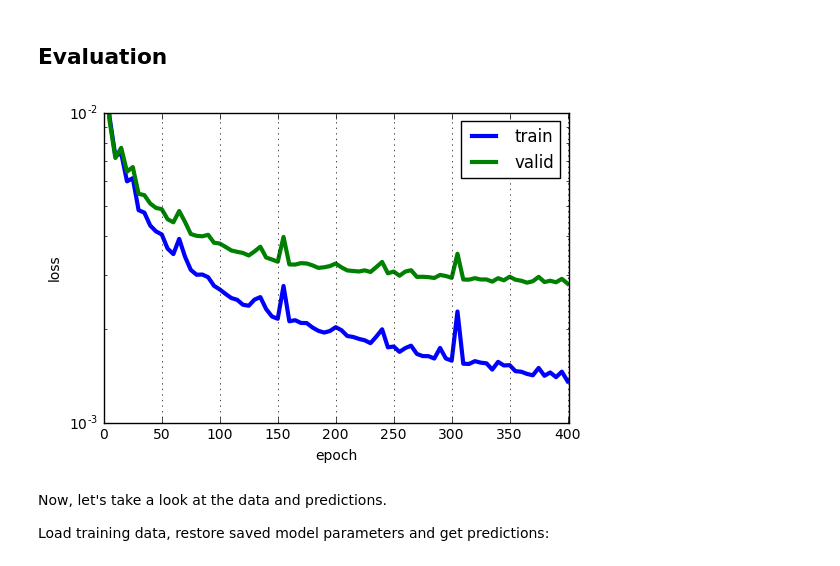
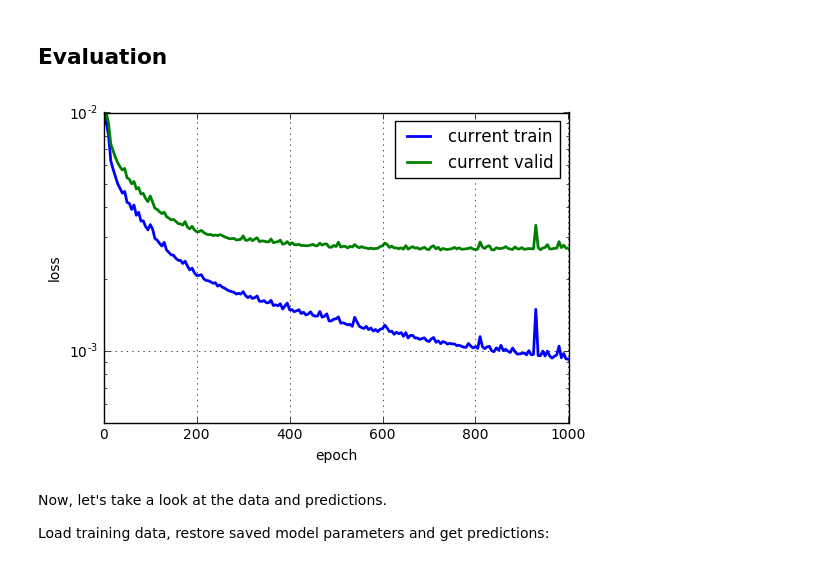
Before and after one commit to alexstaravoitau/kaggle-facial-keypoints-detection, a Jupyter notebook: 1_single_hidden_layer.ipynb, the cells around one changed output. Saved outputs shown, nothing was run; the diff lists cells and outputs as text; code cells hidden in the pictures.

Commit message:
Add train history saving.
Add train history saving and plotting comparison curves.

```diff
--- a/1_single_hidden_layer.ipynb
+++ b/1_single_hidden_layer.ipynb
@@ -99,7 +99,7 @@ x_test, x_valid, y_test, y_valid = train_test_split(x_test, y_test, test_size =
 image_size = 96
 num_keypoints = 30
 batch_size = 36
-num_epochs = 401
+num_epochs = 1001
 learning_rate = 0.01
 momentum = 0.9
 
@@ -107,6 +107,7 @@ model_name = "single_hidden_layer_model"
 model_variable_scope = model_name
 model_path = "/tmp/" + model_name + "/model.ckpt"
 summaries_dir = "/tmp/" + model_name + "/summaries/"
+train_history_path = "/tmp/" + model_name + "/train_history"
 
 if tf.gfile.Exists(summaries_dir):
     tf.gfile.DeleteRecursively(summaries_dir)
@@ -239,5 +240,7 @@ with tf.Session(graph = graph) as session:
     # Save model weights for future use.
     save_path = saver.save(session, model_path)
     print("Model file: " + save_path)
+    np.savez(train_history_path, train_loss_history = train_loss_history, valid_loss_history = valid_loss_history)
+    print("Train history file: " + train_history_path)
 # %% [output]
 ============ TRAINING =============
@@ -261,21 +264,21 @@ Model file: /tmp/single_hidden_layer_model/model.ckpt
 ## Evaluation
 # %%
 x_axis = np.arange(num_epochs)
-train_loss_nonzero = train_loss_history > 0
-valid_loss_nonzero = valid_loss_history > 0
 
-pyplot.plot(x_axis[train_loss_nonzero], train_loss_history[train_loss_nonzero], linewidth=3, label="train")
-pyplot.plot(x_axis[valid_loss_nonzero], valid_loss_history[valid_loss_nonzero], linewidth=3, label="valid")
+# Plot current model curves (solid lines)
+pyplot.plot(x_axis[train_loss_history > 0], train_loss_history[train_loss_history > 0], "b-", linewidth=2, label="current train")
+pyplot.plot(x_axis[valid_loss_history > 0], valid_loss_history[valid_loss_history > 0], "g-", linewidth=2, label="current valid")
+
 pyplot.grid()
 pyplot.legend()
 pyplot.xlabel("epoch")
 pyplot.ylabel("loss")
-pyplot.ylim(0.001, 0.01)
+pyplot.ylim(0.0005, 0.01)
 pyplot.xlim(0, num_epochs)
 pyplot.yscale("log")
 pyplot.show()
 # %% [output]
-[figure, old version]
+[figure, new version]
 # %% [markdown]
 Now, let's take a look at the data and predictions.
 
```
Also changed, not shown: parts of 1 cell of this notebook, 2 other files.
